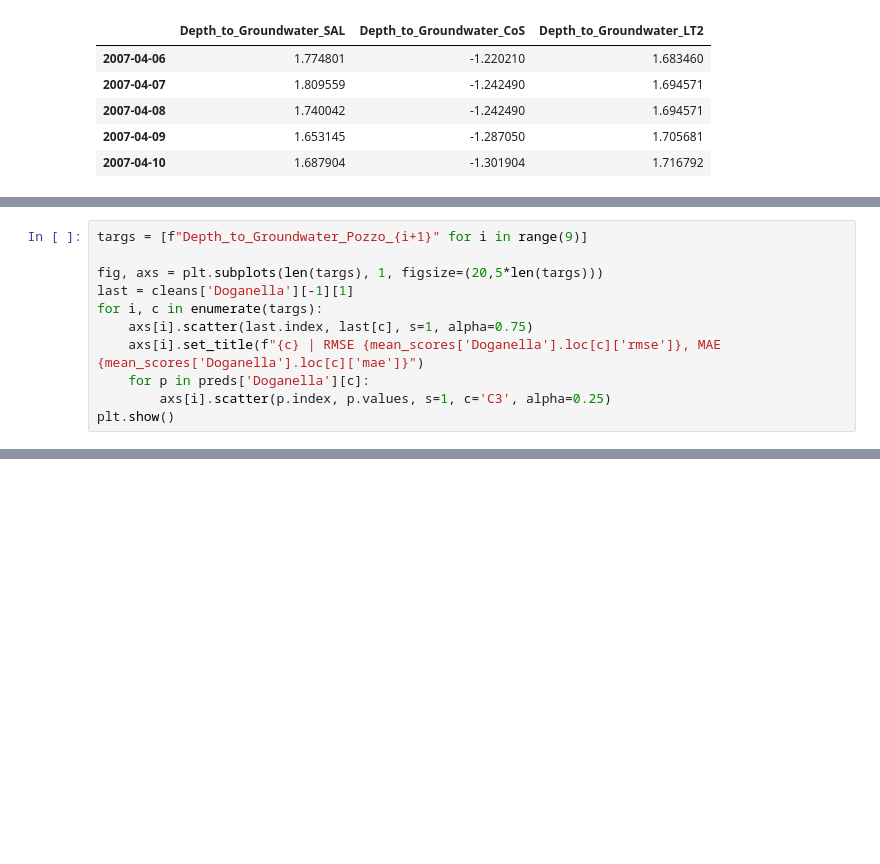
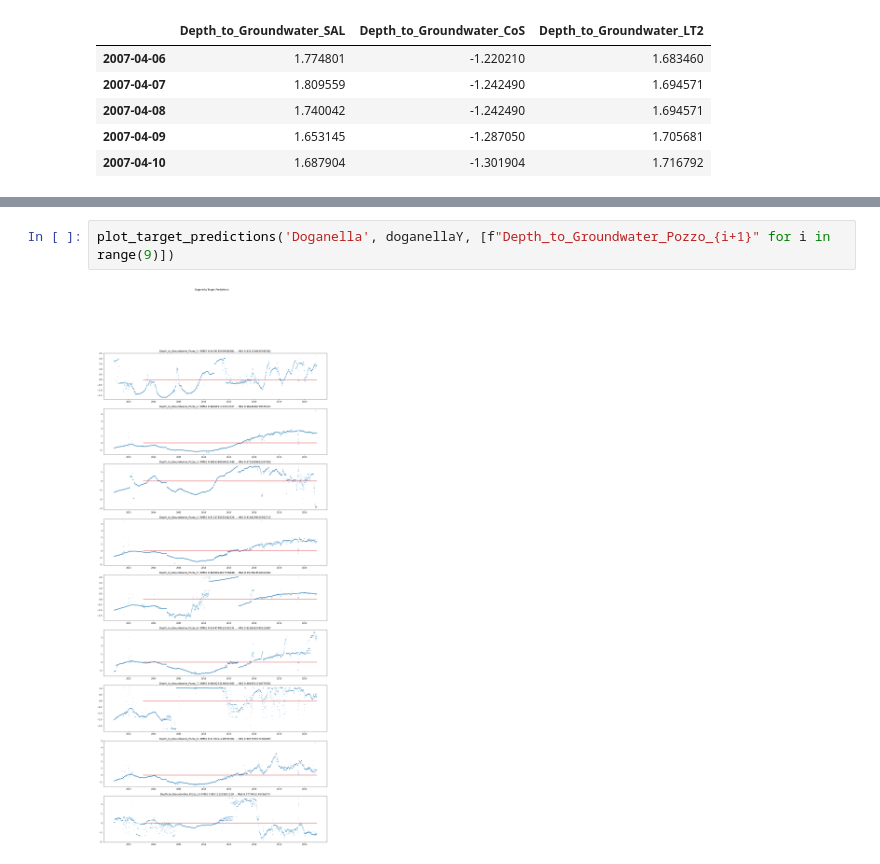
Before and after one commit to cshields143/acea_kaggle, a Jupyter notebook: notebooks/aquifer.ipynb, the cells around one changed output, grey strips where cells are left out. Drawn from its saved outputs; the diff is of its cells as text; blank space fills up the shorter version.

```diff
--- a/notebooks/aquifer.ipynb
+++ b/notebooks/aquifer.ipynb
@@ -396,11 +374,0 @@ plt.show()
-# %%
-targs = [f"Depth_to_Groundwater_Pozzo_{i+1}" for i in range(9)]
-
-fig, axs = plt.subplots(len(targs), 1, figsize=(20,5*len(targs)))
-last = cleans['Doganella'][-1][1]
-for i, c in enumerate(targs):
-    axs[i].scatter(last.index, last[c], s=1, alpha=0.75)
-    axs[i].set_title(f"{c} | RMSE {mean_scores['Doganella'].loc[c]['rmse']}, MAE {mean_scores['Doganella'].loc[c]['mae']}")
-    for p in preds['Doganella'][c]:
-        axs[i].scatter(p.index, p.values, s=1, c='C3', alpha=0.25)
-plt.show()
@@ -443,0 +383,4 @@ plt.show()
+# %%
+plot_target_predictions('Doganella', doganellaY, [f"Depth_to_Groundwater_Pozzo_{i+1}" for i in range(9)])
+# %% [output]
+[figure, added]
```
Also changed, not shown: parts of 13 cells of this notebook.
